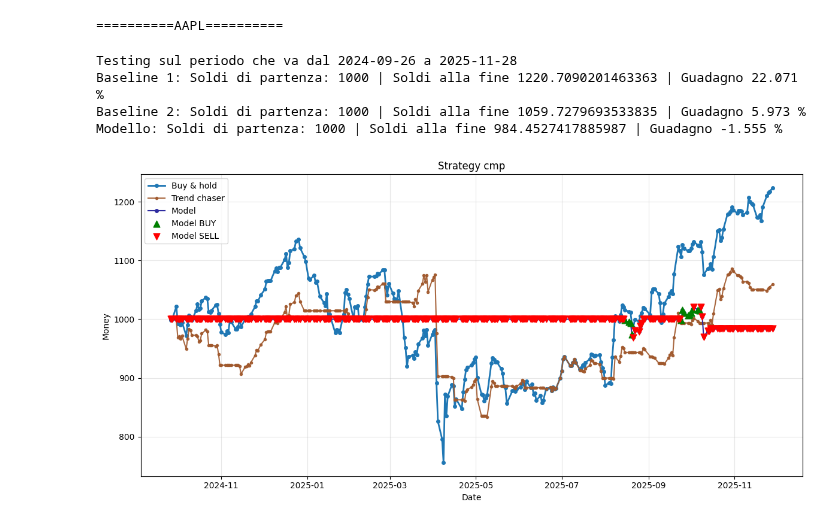
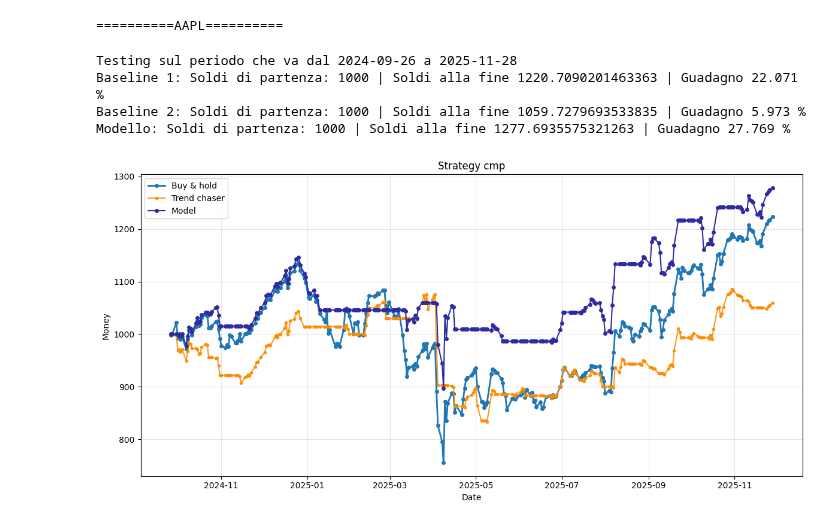
Before and after one commit to UniAlessioM/MarGui-Project, a Jupyter notebook: TradingTestbentch.ipynb, the cells around one changed output. Drawn from its saved outputs; the diff is of its cells as text; code cells hidden in the pictures.

```diff
--- a/TradingTestbentch.ipynb
+++ b/TradingTestbentch.ipynb
@@ -270,38 +274,38 @@ else:
         tc_series = None
         print("Warning: Could not align trend chaser data")
 
 plt.plot(idx, bh_series, label='Buy & hold', color='#1f77b4', linewidth=2, marker='o', markersize=4)
 if tc_series is not None:
-    plt.plot(idx, tc_series, label='Trend chaser', color="#a0582c", linewidth=1.5, marker='o', markersize=3, alpha=0.9)
+    plt.plot(idx, tc_series, label='Trend chaser', color="darkorange", linewidth=1.5, marker='o', markersize=3, alpha=0.9)
 plt.plot(idx, model_series, label='Model', color="#2e2ca0", linewidth=1.5, marker='o', markersize=4)
 
 # Show EVERY model action (aligned with model_state data)
 buys = model_state["data"]["model_action"] == 1
 sells = model_state["data"]["model_action"] == 0
 
 # Use the aligned indices and values from model_state["data"]
 buy_indices = model_state["data"].loc[buys].index
 buy_values = model_state["data"].loc[buys, "model_value"]
 
 sell_indices = model_state["data"].loc[sells].index
 sell_values = model_state["data"].loc[sells, "model_value"]
 
-plt.scatter(buy_indices, buy_values, marker="^", color="green", s=60, label="Model BUY", zorder=5)
-plt.scatter(sell_indices, sell_values, marker="v", color="red", s=60, label="Model SELL", zorder=5)
+#plt.scatter(buy_indices, buy_values, marker="^", color="green", s=60, label="Model BUY", zorder=5)
+#plt.scatter(sell_indices, sell_values, marker="v", color="red", s=60, label="Model SELL", zorder=5)
 
 plt.title("Strategy cmp")
 plt.xlabel("Date")
 plt.ylabel("Money")
 plt.legend()
 plt.grid(alpha=0.3)
 plt.tight_layout()
 plt.show()
 # %% [output]
 Testing sul periodo che va dal 2024-09-26 a 2025-11-28
 Baseline 1: Soldi di partenza: 1000 | Soldi alla fine 1220.7090201463363 | Guadagno 22.071 %
 Baseline 2: Soldi di partenza: 1000 | Soldi alla fine 1059.7279693533835 | Guadagno 5.973 %
-Modello: Soldi di partenza: 1000 | Soldi alla fine 984.4527417885987 | Guadagno -1.555 %
+Modello: Soldi di partenza: 1000 | Soldi alla fine 1277.6935575321263 | Guadagno 27.769 %
-[figure, old version]
+[figure, new version]
 # %%
 print("=" * 10 + f"{ticker} - Confusion Matrix" + "=" * 10)
 
```
Also changed, not shown: parts of 2 cells of this notebook, 6 other files.
